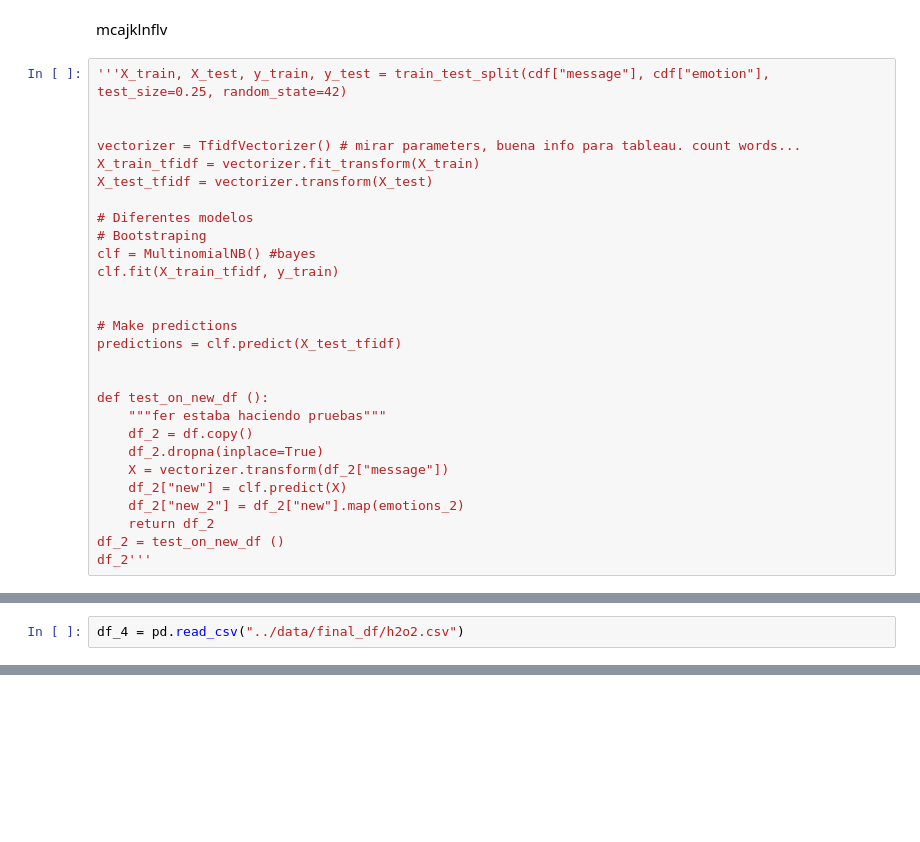
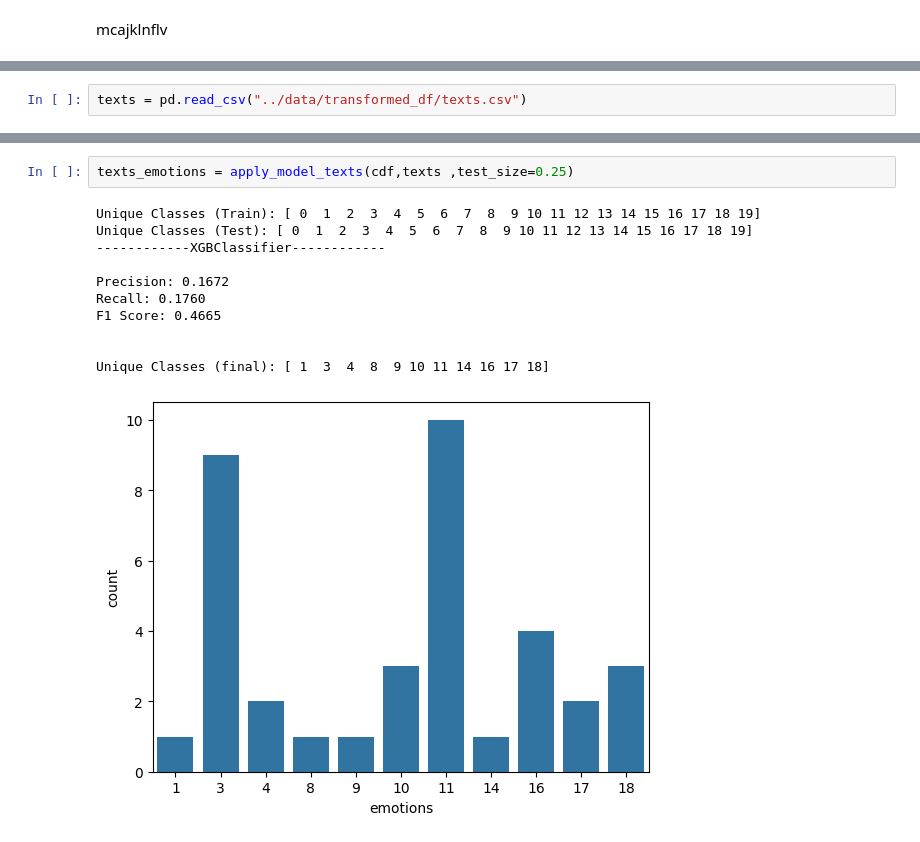
Before and after one commit to emmacunill/Take_Care, a Jupyter notebook: notebooks/model.ipynb, the cells around one changed output, grey strips where cells are left out. Saved outputs shown, nothing was run; the diff lists cells and outputs as text; blank space fills up the shorter version.

Commit message:
applied the model to the texts df

```diff
--- a/notebooks/model.ipynb
+++ b/notebooks/model.ipynb
@@ -834,31 +834,3 @@ F1 Score: 0.4789
 [figure]
 # %% [markdown]
 mcajklnflv
-# %%
-'''X_train, X_test, y_train, y_test = train_test_split(cdf["message"], cdf["emotion"], test_size=0.25, random_state=42)
-
-
-vectorizer = TfidfVectorizer() # mirar parameters, buena info para tableau. count words...
-X_train_tfidf = vectorizer.fit_transform(X_train)
-X_test_tfidf = vectorizer.transform(X_test)
-
-# Diferentes modelos
-# Bootstraping
-clf = MultinomialNB() #bayes
-clf.fit(X_train_tfidf, y_train)
-
-
-# Make predictions
-predictions = clf.predict(X_test_tfidf)
-
-
-def test_on_new_df ():
-    """fer estaba haciendo pruebas"""
-    df_2 = df.copy()
-    df_2.dropna(inplace=True)
-    X = vectorizer.transform(df_2["message"])
-    df_2["new"] = clf.predict(X)
-    df_2["new_2"] = df_2["new"].map(emotions_2)
-    return df_2
-df_2 = test_on_new_df ()
-df_2'''
@@ -867,2 +837,2 @@ df_2'''
 # %%
-df_4 = pd.read_csv("../data/final_df/h2o2.csv")
+texts = pd.read_csv("../data/transformed_df/texts.csv")
@@ -873,0 +898,14 @@ sns.countplot(x=df_4.emotions)
+# %%
+texts_emotions = apply_model_texts(cdf,texts ,test_size=0.25)
+# %% [output]
+Unique Classes (Train): [ 0  1  2  3  4  5  6  7  8  9 10 11 12 13 14 15 16 17 18 19]
+Unique Classes (Test): [ 0  1  2  3  4  5  6  7  8  9 10 11 12 13 14 15 16 17 18 19]
+------------XGBClassifier------------
+
+Precision: 0.1672
+Recall: 0.1760
+F1 Score: 0.4665
+
+
+Unique Classes (final): [ 1  3  4  8  9 10 11 14 16 17 18]
+[figure, added]
```
Also changed, not shown: parts of 6 cells of this notebook.
